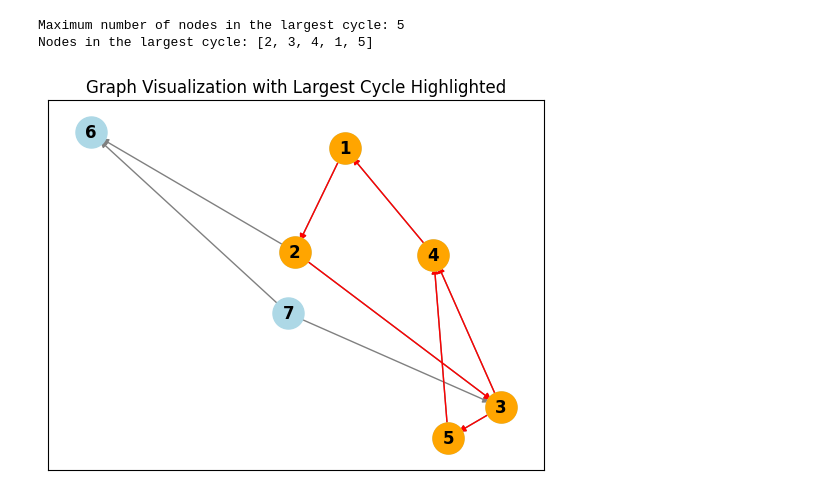
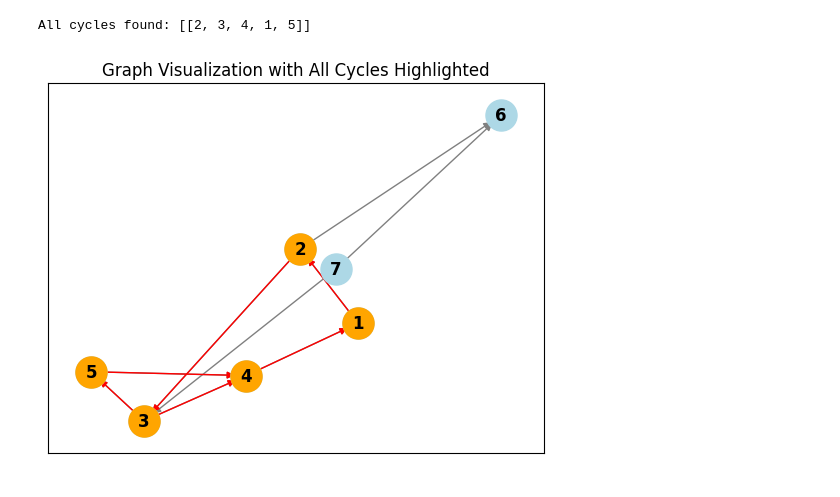
Before and after one commit to PhupaSirirat/Algorithm-Design-Analysis, a Jupyter notebook: LAB6 Graph Algorithm 1/lab6.ipynb, the cells around one changed output. Cells and saved outputs as stored; diff of their text form; code cells hidden in the pictures.

```diff
--- a/LAB6 Graph Algorithm 1/lab6.ipynb
+++ b/LAB6 Graph Algorithm 1/lab6.ipynb
@@ -96,24 +97,26 @@ def visualize_graph(N, edges, cycle_nodes):
 # %%
 # Example input
 N = 7
 edges = [
     (1, 2), (2, 3), (3, 4), (4, 1), (3, 5),
     (5, 4), (2, 6), (7, 3), (7, 6)
 ]
 
 def run_test(N, edges):
-    # Find the largest cycle and visualize
-    largest_cycle_size, cycle_nodes = find_largest_cycle(N, edges)
-    print("Maximum number of nodes in the largest cycle:", largest_cycle_size)
-    print("Nodes in the largest cycle:", cycle_nodes)
-    # Visualize the graph
-    visualize_graph(N, edges, cycle_nodes)
+    # # Find the largest cycle and visualize
+    # largest_cycle_size, cycle_nodes = find_all_cycles(N, edges)
+    # print("Maximum number of nodes in the largest cycle:", largest_cycle_size)
+    # print("Nodes in the largest cycle:", cycle_nodes)
+    # # Visualize the graph
+    # visualize_graph(N, edges, cycle_nodes)
+    cycles = find_all_cycles(N, edges)
+    print("All cycles found:", cycles)
+    visualize_graph(N, edges, cycles)
 
 run_test(N, edges)
 # %% [output]
-Maximum number of nodes in the largest cycle: 5
-Nodes in the largest cycle: [2, 3, 4, 1, 5]
+All cycles found: [[2, 3, 4, 1, 5]]
-[figure, old version]
+[figure, new version]
 # %%
 # 6.1
 '''
```
Also changed, not shown: parts of 8 cells of this notebook, 1 other file.
